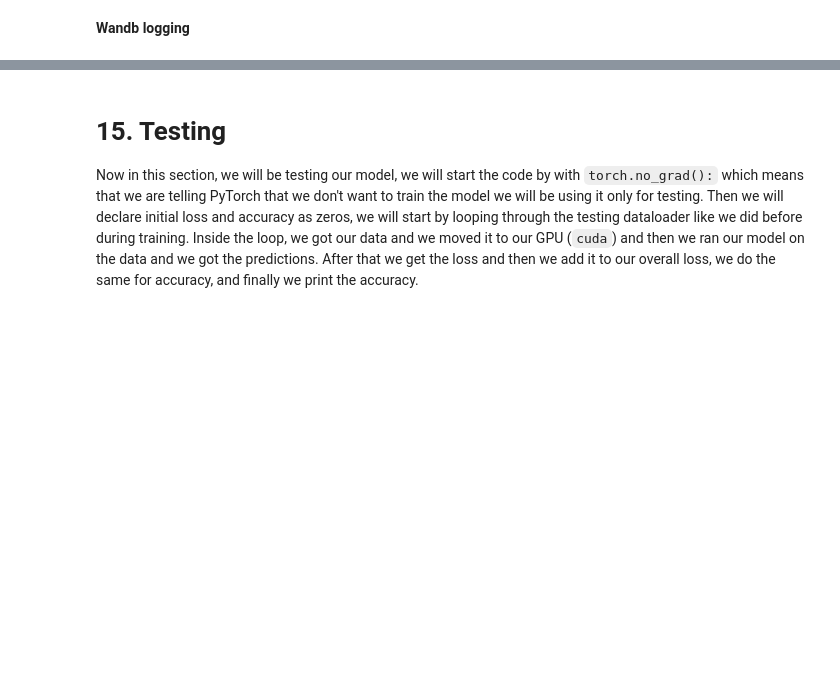
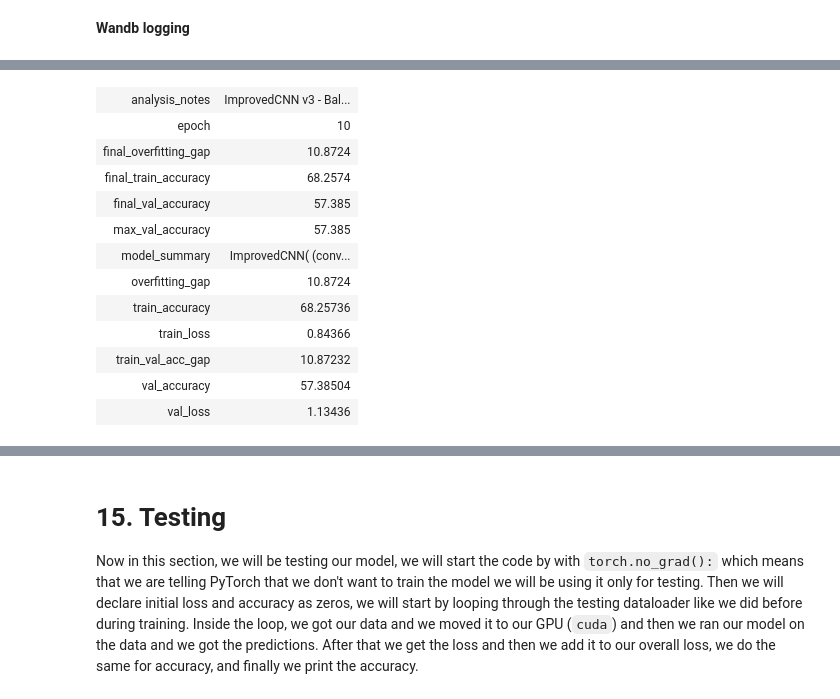
Before and after one commit to GLasare/Facial-Expression-Recognition-Challenge, a Jupyter notebook: model.ipynb, the cells around one changed output, grey strips where cells are left out. Drawn from its saved outputs; the diff is of its cells as text; code cells hidden in the pictures; blank space fills up the shorter version.

Commit message:
Tested different models

```diff
--- a/model.ipynb
+++ b/model.ipynb
@@ -323,3 +427,10 @@ trainable_params = sum(p.numel() for p in model.parameters() if p.requires_grad)
+# %%
+# Create the model
+model = ImprovedCNN(num_classes=7).to(device)
+
+# Count parameters
+total_params = sum(p.numel() for p in model.parameters())
+trainable_params = sum(p.numel() for p in model.parameters() if p.requires_grad)
 # %% [markdown]
 # 12. Model Summary
 This cell is optional, here we show only the summary of the model and what is the output size for each layer. keep in mind that -1 here will be replaced by the batch size.
@@ -739,0 +767,60 @@ View project at https://wandb.ai/glasa21-free-university-of-tbilisi-/facial-expr
+# %%
+# STEP 1: Start experiment with updated config for ImprovedCNN v3
+custom_config = {
+    "conv_layers": 4,
+    "fc_layers": 2,
+    "filters": "32->64->128->128",
+    "dropout": 0.3,
+    "weight_decay": 1e-5,
+    "architecture_type": "Balanced depth + width",
+    "model_description": "ImprovedCNN v3 - Fixed aggressive scaling issues, balanced 4-layer architecture",
+    "fixes_applied": "Gradual filters, smaller FC (8K vs 65K), conservative hyperparams",
+    "lessons_learned": "FacialCNN failed due to aggressive scaling (3->64 filters, 65K FC layer)",
+    "target_performance": "Return to 50-55% validation accuracy after failed experiment"
+}
+
+logger.start_experiment(
+    experiment_name="improved-cnn-v3-balanced",
+    model=model,
+    optimizer=optimizer,
+    criterion=criterion,
+    config=custom_config
+)
+
+# STEP 2: After training, log all epochs
+for metrics in epoch_metrics:
+    logger.log_epoch(
+        epoch=metrics['epoch'],
+        train_loss=metrics['train_loss'],
+        val_loss=metrics['val_loss'],
+        train_acc=metrics['train_acc'],
+        val_acc=metrics['val_acc']
+    )
+
+print("All training data logged to Wandb!")
+
+# STEP 3: Log final results with updated analysis
+analysis_notes = """ImprovedCNN v3 - Balanced Architecture Analysis:
+- Architecture: 4 conv layers (32->64->128->128) + 2 FC layers (8K->256->7)
+- Key fixes: Gradual filter scaling (not 3->64 jump), much smaller FC layer (8K vs 65K)
+- Hyperparams: LR=1e-4 (conservative), BS=16, Epochs=12, Weight_decay=1e-5
+- Previous failure: FacialCNN got ~12% acc due to aggressive scaling and massive FC layer
+- This approach: Return to incremental improvements, proven architecture patterns
+- Performance target: 50-55% validation accuracy (recovery from failed experiment)
+- Next steps: If successful, try controlled improvements like data augmentation or residual connections"""
+
+logger.log_final_results(
+    final_train_acc=total_acc_train_plot[-1],
+    final_val_acc=total_acc_validation_plot[-1],
+    max_val_acc=max(total_acc_validation_plot),
+    analysis_notes=analysis_notes,
+    model=model
+)
+
+# STEP 4: Finish experiment
+logger.finish_experiment()
+
+print(f"ImprovedCNN v3 experiment completed!")
+print(f"Architecture evolution: SimpleCNN v1 -> v2 (52.5%) -> FacialCNN (FAILED ~12%) -> ImprovedCNN v3")
+print(f"Next experiment: If successful, try improved-cnn-v4-[augmentation/residual/attention]")
+# %% [output]
@@ -739,0 +854,13 @@ View project at https://wandb.ai/glasa21-free-university-of-tbilisi-/facial-expr
+| analysis_notes | ImprovedCNN v3 - Bal... |
+| epoch | 10 |
+| final_overfitting_gap | 10.8724 |
+| final_train_accuracy | 68.2574 |
+| final_val_accuracy | 57.385 |
+| max_val_accuracy | 57.385 |
+| model_summary | ImprovedCNN( (conv... |
+| overfitting_gap | 10.8724 |
+| train_accuracy | 68.25736 |
+| train_loss | 0.84366 |
+| train_val_acc_gap | 10.87232 |
+| val_accuracy | 57.38504 |
+| val_loss | 1.13436 |
```
Also changed, not shown: parts of 13 cells of this notebook.
